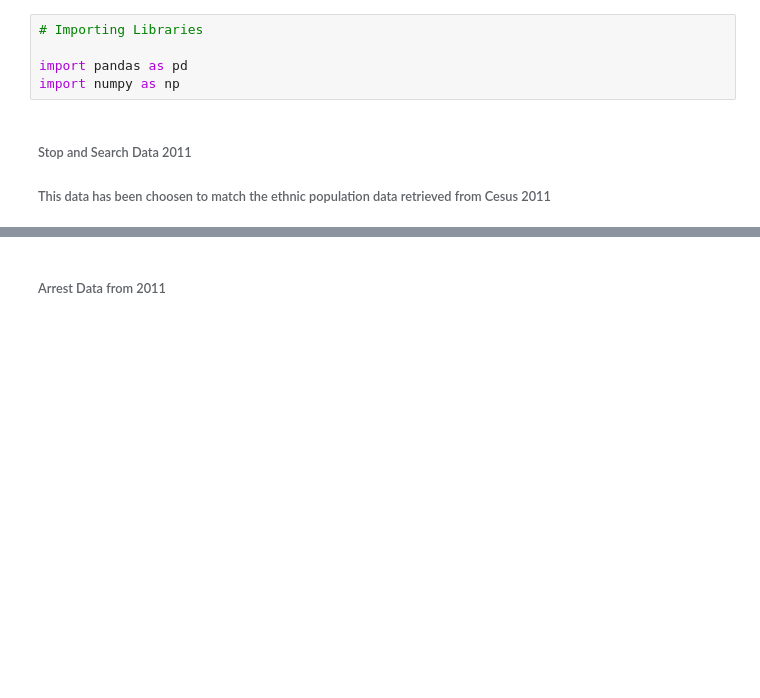
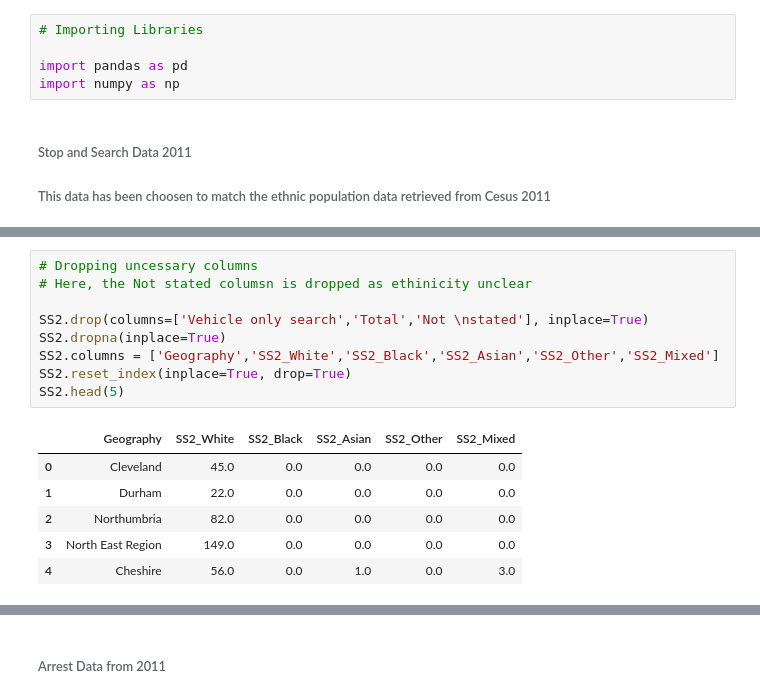
Before and after one commit to neerajthandayan/CourseProject, a Jupyter notebook: Crime_Data.ipynb, the cells around one changed output, grey strips where cells are left out. Drawn from its saved outputs; the diff is of its cells as text; blank space fills up the shorter version.

```diff
--- a/Crime_Data.ipynb
+++ b/Crime_Data.ipynb
@@ -54,3 +68,19 @@ SS.head(5)
 | 2 | Northumbria | 42143.0 | 189.0 | 864.0 | 49.0 | 114.0 |
 | 3 | North East Region | 75717.0 | 431.0 | 1484.0 | 209.0 | 264.0 |
 | 4 | Cheshire | 5690.0 | 64.0 | 62.0 | 78.0 | 48.0 |
+# %%
+# Dropping uncessary columns
+# Here, the Not stated columsn is dropped as ethinicity unclear
+
+SS2.drop(columns=['Vehicle only search','Total','Not \nstated'], inplace=True)
+SS2.dropna(inplace=True)
+SS2.columns = ['Geography','SS2_White','SS2_Black','SS2_Asian','SS2_Other','SS2_Mixed']
+SS2.reset_index(inplace=True, drop=True)
+SS2.head(5)
+# %% [output]
+|  | Geography | SS2_White | SS2_Black | SS2_Asian | SS2_Other | SS2_Mixed |
+| 0 | Cleveland | 45.0 | 0.0 | 0.0 | 0.0 | 0.0 |
+| 1 | Durham | 22.0 | 0.0 | 0.0 | 0.0 | 0.0 |
+| 2 | Northumbria | 82.0 | 0.0 | 0.0 | 0.0 | 0.0 |
+| 3 | North East Region | 149.0 | 0.0 | 0.0 | 0.0 | 0.0 |
+| 4 | Cheshire | 56.0 | 0.0 | 1.0 | 0.0 | 3.0 |
```
Also changed, not shown: parts of 8 cells of this notebook.
